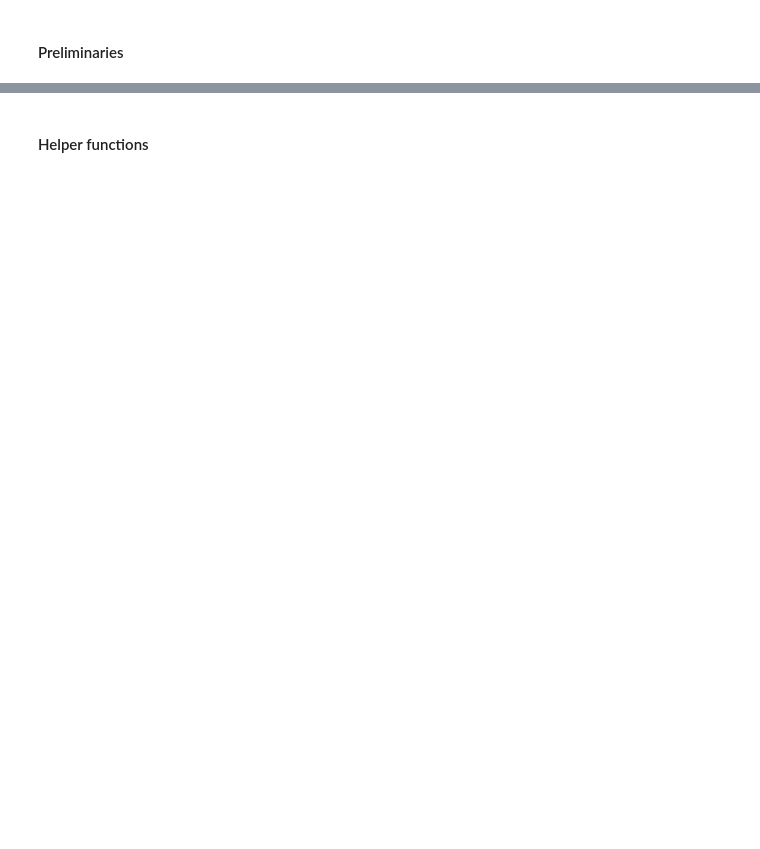
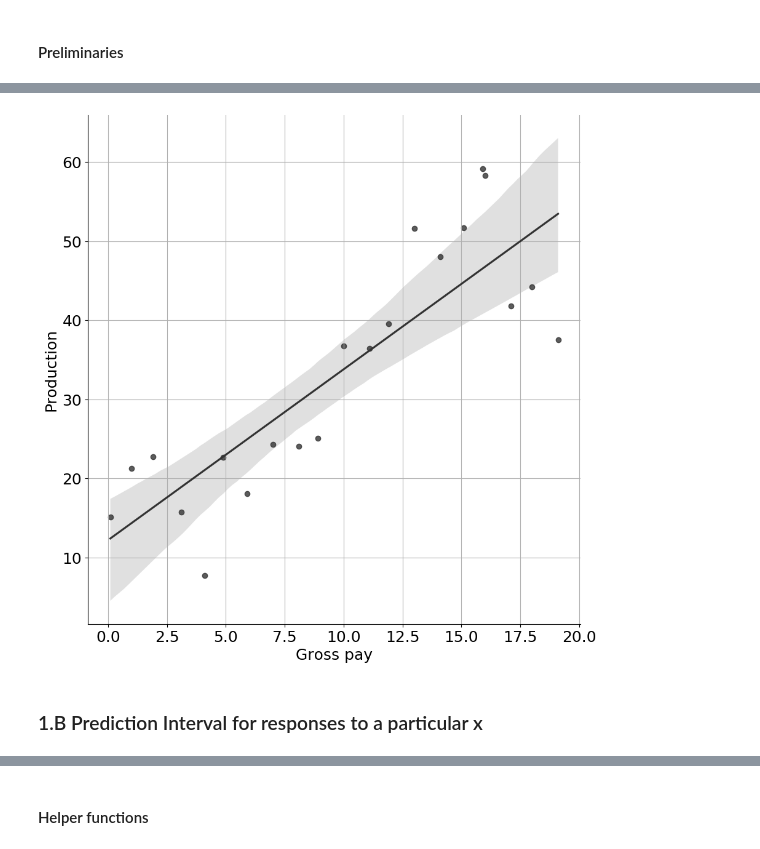
Before and after one commit to mycarta/Data-science-tools-petroleum-exploration-and-production, a Jupyter notebook: Python/notebooks/Python_confidence_interval_interact_matplotlib.ipynb, the cells around one changed output, grey strips where cells are left out. Saved outputs shown, nothing was run; the diff lists cells and outputs as text; code cells hidden in the pictures; blank space fills up the shorter version.

```diff
--- a/Python/notebooks/Python_confidence_interval_interact_matplotlib.ipynb
+++ b/Python/notebooks/Python_confidence_interval_interact_matplotlib.ipynb
@@ -23,0 +43,9 @@ data = pd.read_csv('../data/Table2_Hunt_2013_edit.csv')
+# %%
+g = sns.PairGrid(data, y_vars=["Production"], x_vars=["Gross pay"], height=9)
+g.map(sns.regplot, color="0.2")
+plt.grid()
+plt.show()
+# %% [output]
+[figure, added]
+# %% [markdown]
+### 1.B Prediction Interval for responses to a particular x
```
Also changed, not shown: parts of 41 cells of this notebook, 6 other files.
